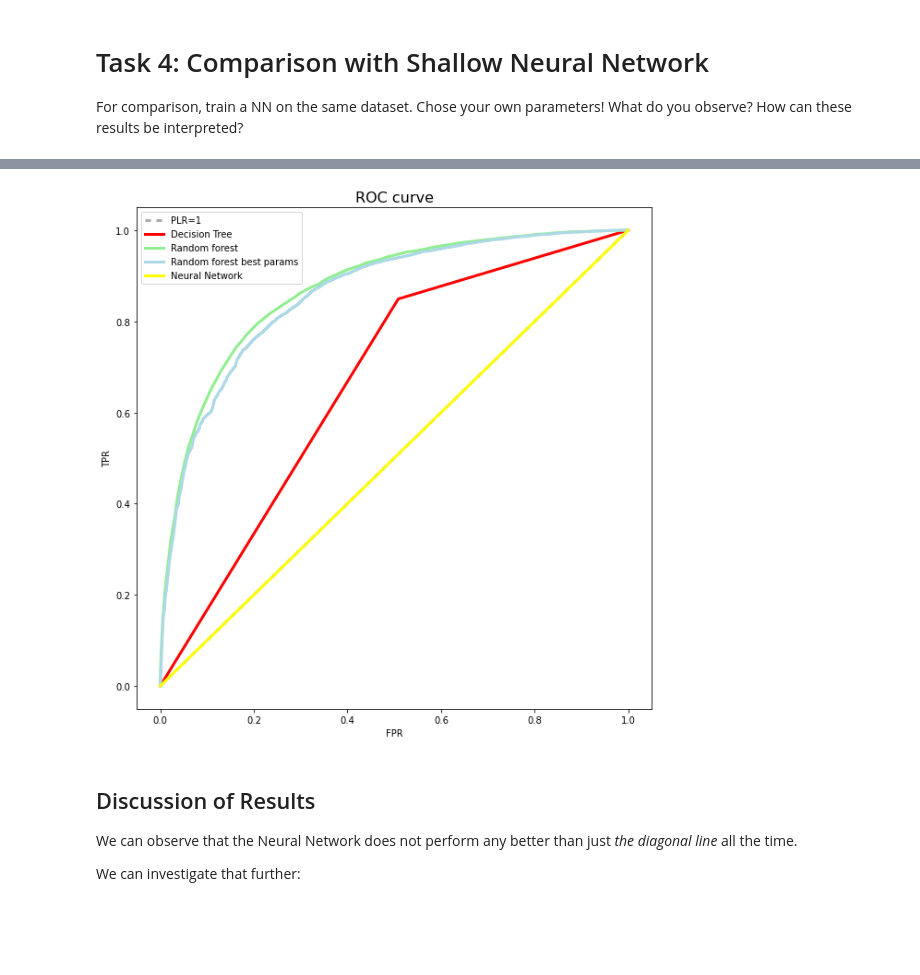
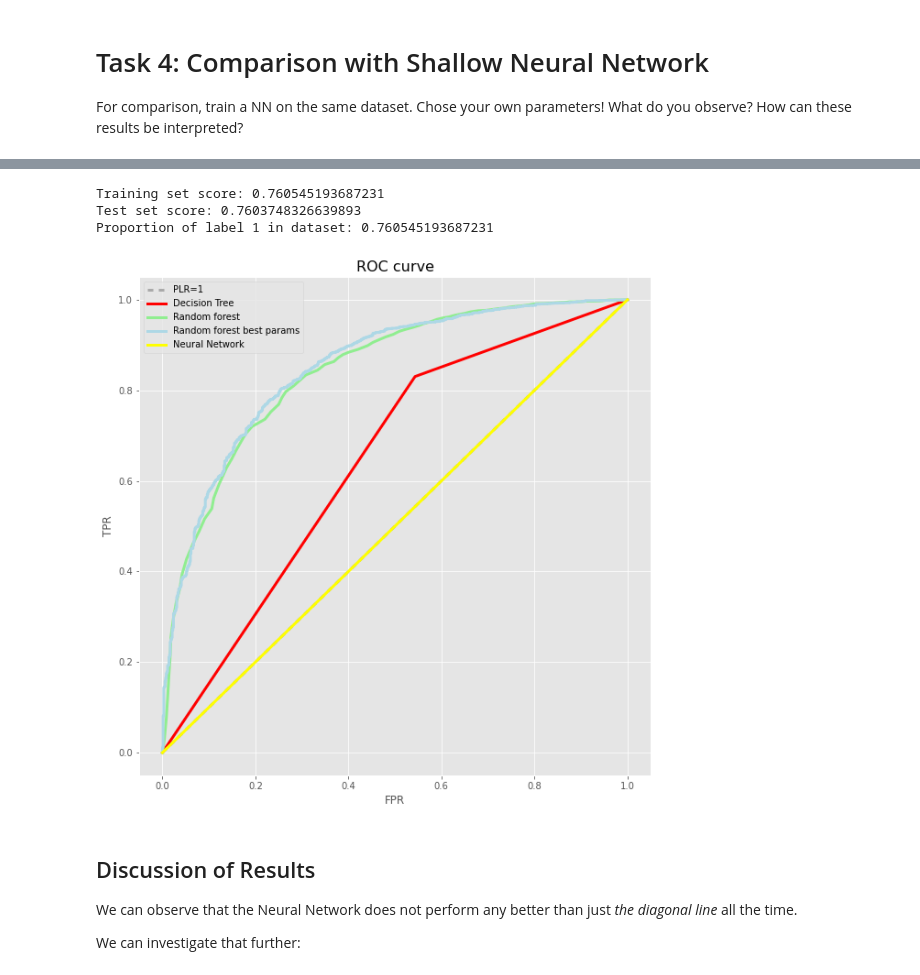
Before and after one commit to Steve2608/machine-learning-supervised-techniques, a Jupyter notebook: UE5/A05_01555842_Brandl_Stefan.ipynb, the cells around one changed output, grey strips where cells are left out. Saved outputs shown, nothing was run; the diff lists cells and outputs as text; code cells hidden in the pictures; blank space fills up the shorter version.

```diff
--- a/UE5/A05_01555842_Brandl_Stefan.ipynb
+++ b/UE5/A05_01555842_Brandl_Stefan.ipynb
@@ -260,13 +255,8 @@ df.head()
 # %%
-# Split into train and test data: nothing to do here
-from sklearn.model_selection import train_test_split
-
 # Extract the labels
 labels = np.array(df.pop('_RFHLTH'))
 
 # 30% examples in test data
-train, test, train_labels, test_labels = train_test_split(df, labels,
-                                                          stratify = labels,
-                                                          test_size = 0.3,
-                                                          random_state = RSEED)
+train, test, train_labels, test_labels = train_test_split(
+    df, labels, stratify=labels, test_size=0.3, random_state=RSEED)
 # %%
@@ -339,10 +320,4 @@ fi.head()
 # Task 3: Real Dataset using Random Forest <br>
 Use the RandomForestClassifier with 100 trees and perform the same steps as above <br> (create a model, train, test, plot the ROC curve, print the important features). <br> Discuss your results!
 # %%
-from sklearn.ensemble import RandomForestClassifier
-
-# Create the model with 100 trees
-model = RandomForestClassifier(n_estimators=100, n_jobs=-1)
-
-# Fit on training data
-model.fit(train, train_labels)
+model = RandomForestClassifier(n_estimators=100, n_jobs=-1).fit(train, train_labels)
@@ -414,13 +373,10 @@ A random Tree (100 of them form our `RandomForests`) performs worse on the train
 # Taskb3: Random Forest Optimization through Random Search
 Performing a grid search to find optimal parameters. Warning: Depending on the chosen grid this might take some time... <br> What are the best parameters? <br> Perform the same steps as above (create a model, train, test, plot the ROC curve, print the important features). <br> Discuss your results! For this purpose, it might be a good idea to display all 4 ROC curves in a single plot.
 # %%
-from sklearn.model_selection import RandomizedSearchCV
-
 # Hyperparameter grid
 param_grid = {
     'n_estimators': np.linspace(10, 200).astype(int),
     'max_depth': [None] + list(np.linspace(3, 20).astype(int)),
-    'max_features': ['auto', 'sqrt', None] + list(np.arange(0.5, 1, 0.1)),
     'max_leaf_nodes': [None] + list(np.linspace(10, 50, 500).astype(int)),
     'min_samples_split': [2, 5, 10],
     'bootstrap': [True, False]
@@ -429,6 +385,10 @@ param_grid = {
 # Estimator for use in random search
 estimator = RandomForestClassifier(random_state=RSEED)
 
-rs = RandomizedSearchCV(cv=3, estimator=estimator, n_jobs=-1, random_state=RSEED, param_distributions=param_grid)
-
-rs.fit(train, train_labels)
+rs = RandomizedSearchCV(
+    cv=3,
+    estimator=estimator,
+    n_jobs=-1,
+    random_state=RSEED,
+    param_distributions=param_grid
+).fit(train, train_labels)
@@ -503,24 +444,18 @@ Therefore the default `RandomForest` performs better on the test data.
 # Task 4: Comparison with Shallow Neural Network
 For comparison, train a NN on the same dataset. Chose your own parameters! What do you observe? How can these results be interpreted?
 # %%
-from sklearn.neural_network import MLPClassifier
-
-from ipywidgets import interact, FloatSlider, IntSlider
-
 @interact(solver=['sgd', 'lbfgs', 'adam'],
     activation=['logistic', 'identity', 'tanh', 'relu'],
     hidden_layer=IntSlider(min=50, max=200, value=125, step=5),
     maxiter=IntSlider(min=50, max=200, value=75, step=5),
     learn_rate=FloatSlider(min=0.01, max=0.1, step=0.01, value=0.05),
     verbose=[True, False])
-def mlp_slider(solver='sgd', activation='logistic', hidden_layer=125, maxiter=75, learn_rate=0.05, verbose=True):
+def mlp_slider(solver: str, activation: str, hidden_layer: int, maxiter: int, learn_rate: float, verbose: bool = False):
     mlp = MLPClassifier(learning_rate_init=learn_rate, hidden_layer_sizes=hidden_layer, max_iter=maxiter, solver=solver, activation=activation, random_state=RSEED, verbose=verbose)
     mlp.fit(train,train_labels)
 
-    print("Training set score: %f" % mlp.score(train, train_labels))
-    print("Test set score: %f" % mlp.score(test, test_labels))
-    # print proportion of labels in the dataset. What does that mean?
-    ratio = len(train[train_labels == 1]) / train.shape[0]
-    print("Proportion of label 1 in dataset: " + str(ratio))
+    print(f"Training set score: {mlp.score(train, train_labels)}")
+    print(f"Test set score: {mlp.score(test, test_labels)}")
+    print(f"Proportion of label 1 in dataset: {len(train[train_labels == 1]) / len(train)}")
     return mlp
 # %% [output]
@@ -571,9 +468,13 @@ Proportion of label 1 in dataset: 0.8136899560190822
 # %%
+mlp = mlp_slider(solver='sgd', activation='logistic', hidden_layer=200, maxiter=75, learn_rate=0.05)
 rf_probs_nn = mlp.predict_proba(test)[:, 1]
 
 plot_ROC_curve_all([probs, rf_probs, rf_probs_3b, rf_probs_nn], ['Decision Tree', 'Random forest', 'Random forest best params', 'Neural Network'])
 # %% [output]
+Training set score: 0.760545193687231
+Test set score: 0.7603748326639893
+Proportion of label 1 in dataset: 0.760545193687231
-[figure, old version]
+[figure, new version]
 # %% [markdown]
 ## Discussion of Results
 
```
Also changed, not shown: parts of 27 cells of this notebook, 1 other file.
